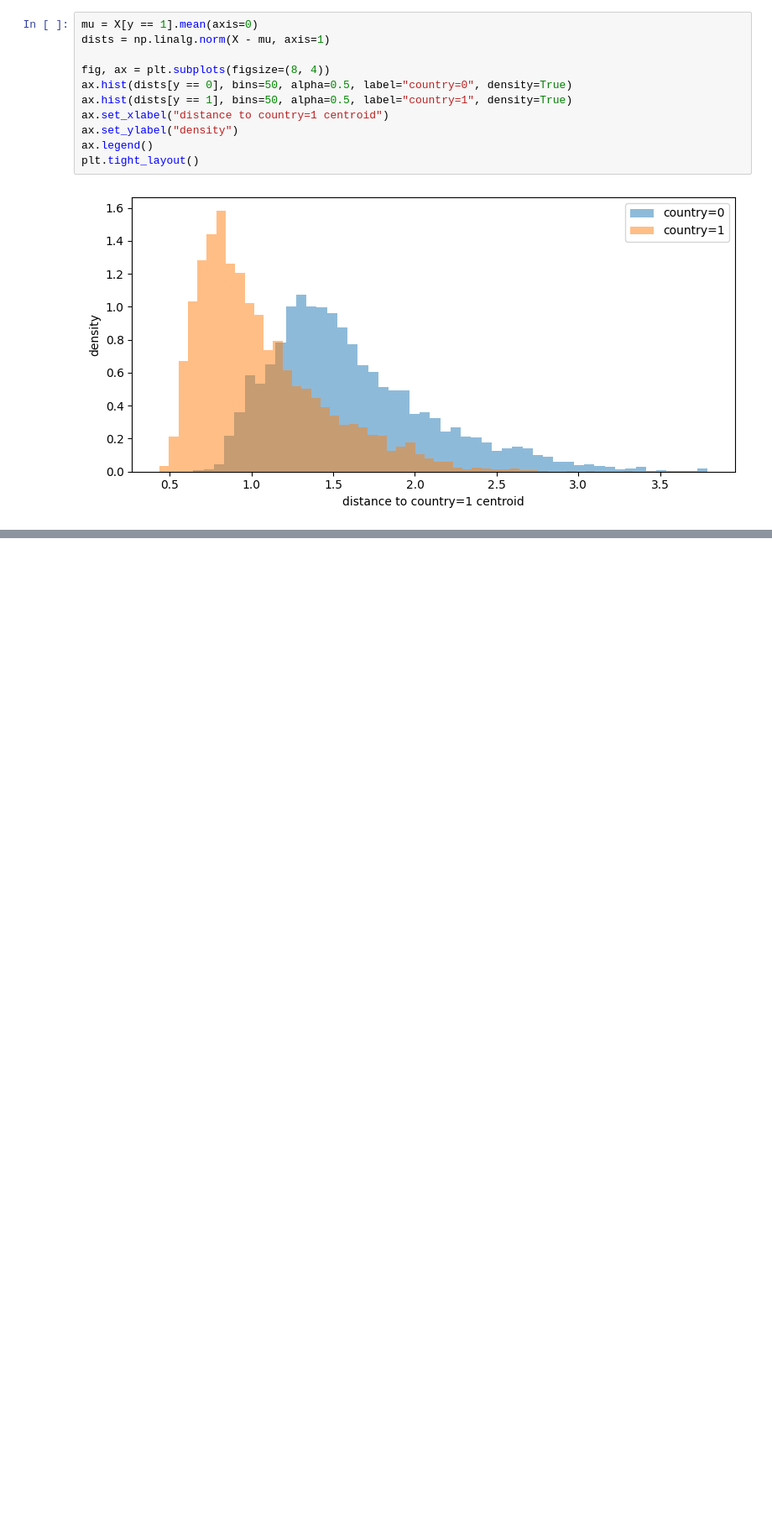
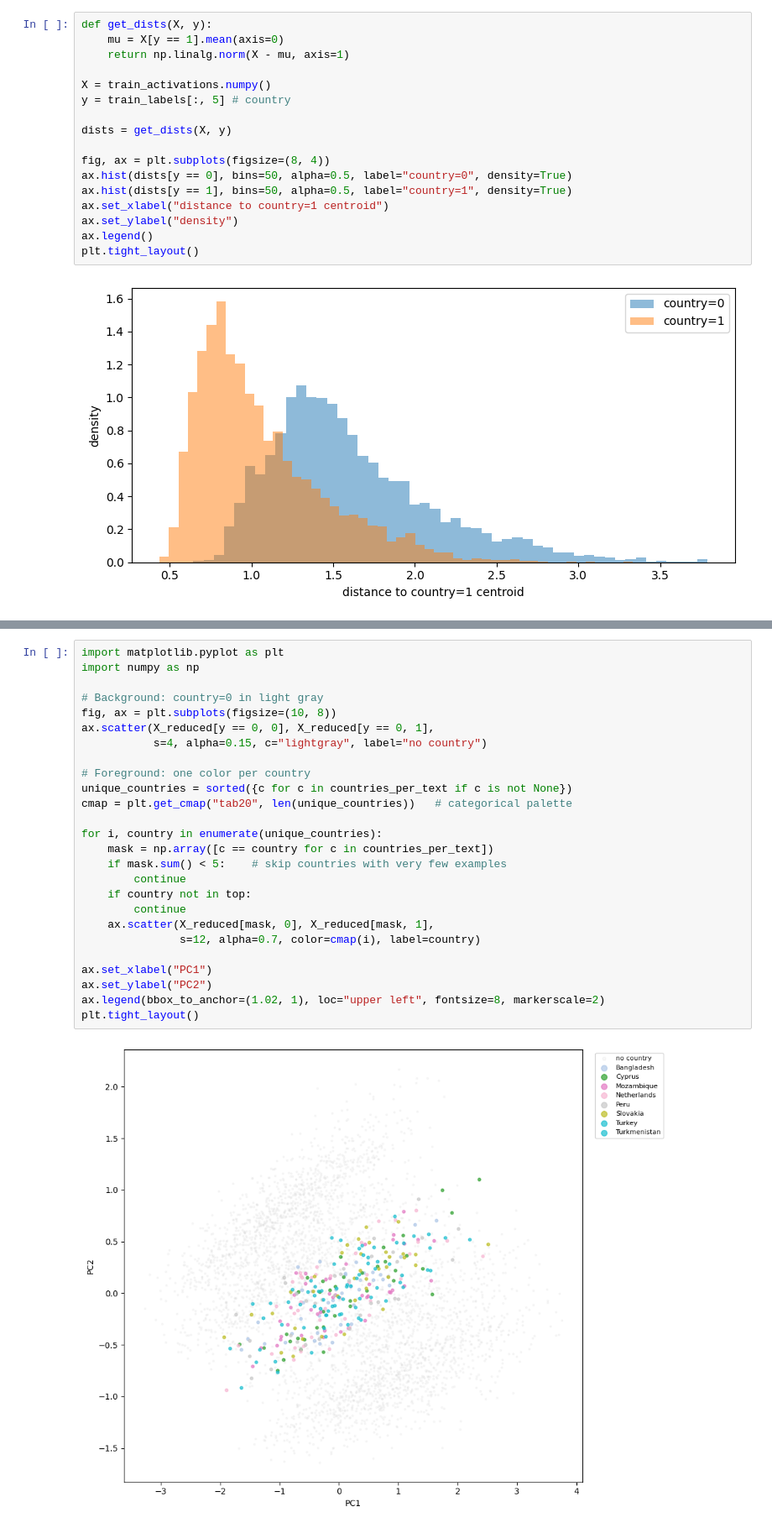
Before and after one commit to artmoskvin/bluedot-tais-puzzle, a Jupyter notebook: puzzle.ipynb, the cells around one changed output, grey strips where cells are left out. Shown at 84% size. Saved outputs shown, nothing was run; the diff lists cells and outputs as text; blank space fills up the shorter version.

```diff
--- a/puzzle.ipynb
+++ b/puzzle.ipynb
@@ -370,7 +373,13 @@ array([[0.        , 1.0532206 , 0.        , ..., 0.        , 0.        ,
         0.        ]], shape=(3451, 64), dtype=float32)
 # %%
-mu = X[y == 1].mean(axis=0)
-dists = np.linalg.norm(X - mu, axis=1)
+def get_dists(X, y):
+    mu = X[y == 1].mean(axis=0)
+    return np.linalg.norm(X - mu, axis=1)
+
+X = train_activations.numpy()
+y = train_labels[:, 5] # country
+
+dists = get_dists(X, y)
 
 fig, ax = plt.subplots(figsize=(8, 4))
 ax.hist(dists[y == 0], bins=50, alpha=0.5, label="country=0", density=True)
@@ -383,0 +708,28 @@ plt.tight_layout()
+# %%
+import matplotlib.pyplot as plt
+import numpy as np
+
+# Background: country=0 in light gray
+fig, ax = plt.subplots(figsize=(10, 8))
+ax.scatter(X_reduced[y == 0, 0], X_reduced[y == 0, 1],
+           s=4, alpha=0.15, c="lightgray", label="no country")
+
+# Foreground: one color per country
+unique_countries = sorted({c for c in countries_per_text if c is not None})
+cmap = plt.get_cmap("tab20", len(unique_countries))   # categorical palette
+
+for i, country in enumerate(unique_countries):
+    mask = np.array([c == country for c in countries_per_text])
+    if mask.sum() < 5:    # skip countries with very few examples
+        continue
+    if country not in top:
+        continue
+    ax.scatter(X_reduced[mask, 0], X_reduced[mask, 1],
+               s=12, alpha=0.7, color=cmap(i), label=country)
+
+ax.set_xlabel("PC1")
+ax.set_ylabel("PC2")
+ax.legend(bbox_to_anchor=(1.02, 1), loc="upper left", fontsize=8, markerscale=2)
+plt.tight_layout()
+# %% [output]
+[figure, added]
```
Also changed, not shown: parts of 17 cells of this notebook.
